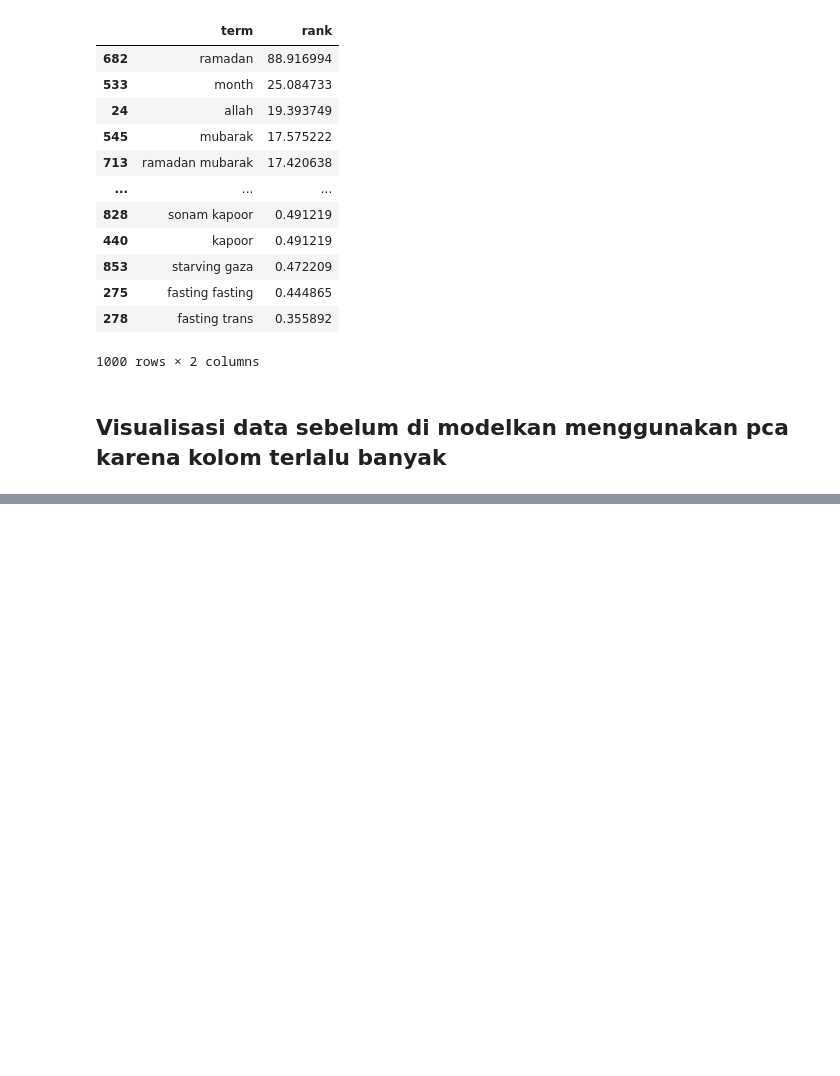
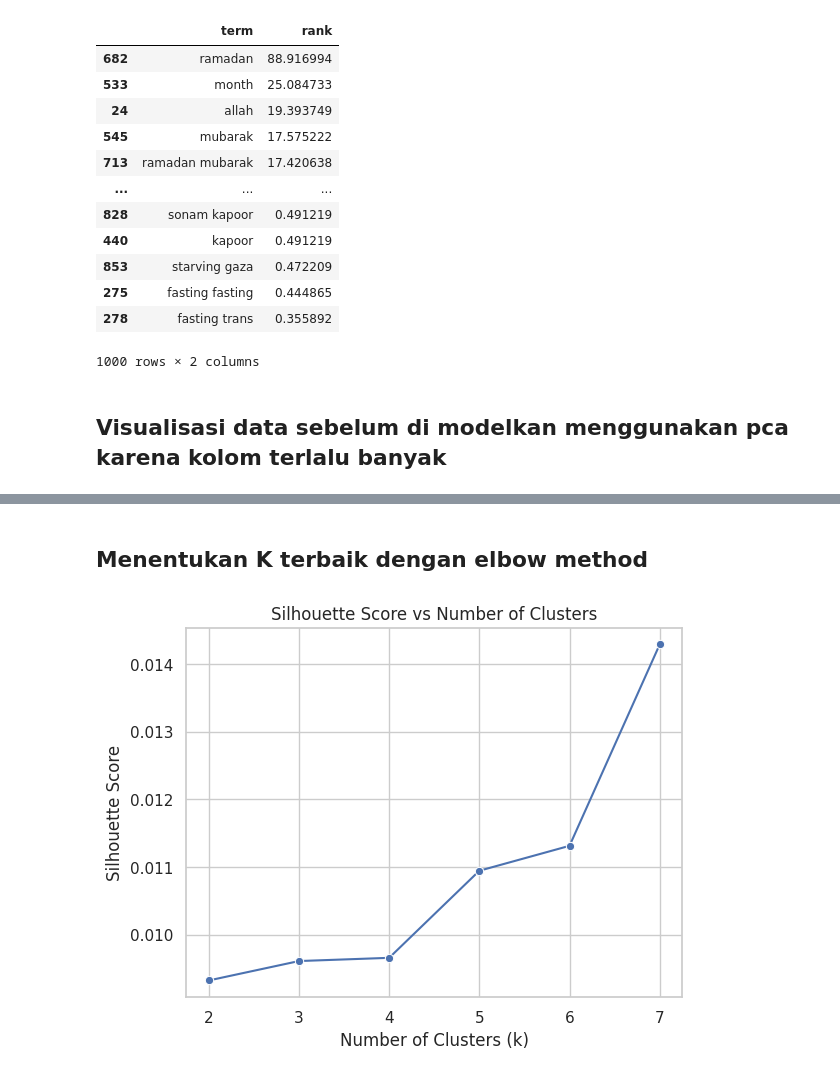
Before and after one commit to notnsas/cautious-eureka, a Jupyter notebook: TF_IDF_KMEAN.ipynb, the cells around one changed output, grey strips where cells are left out. Saved outputs shown, nothing was run; the diff lists cells and outputs as text; code cells hidden in the pictures; blank space fills up the shorter version.

```diff
--- a/TF_IDF_KMEAN.ipynb
+++ b/TF_IDF_KMEAN.ipynb
@@ -217,3 +184,0 @@ import graphviz
-# %%
-rf = RandomForestClassifier()
-rf.fit(X_train, y_train)
@@ -235,0 +190,30 @@ dtype: float64
+# %%
+K = range(2, 8)
+fits = []
+score = []
+
+
+for k in K:
+    # train the model for current value of k on training data
+    model = KMeans(n_clusters = k, random_state = 0, n_init='auto').fit(X_train)
+
+    # append the model to fits
+    fits.append(model)
+
+    # Append the silhouette score to scores
+    score.append(silhouette_score(X_train, model.labels_, metric='euclidean'))
+# %% [markdown]
+## **Menentukan K terbaik dengan elbow method**
+# %%
+import seaborn as sns
+import matplotlib.pyplot as plt
+
+# Assuming K and score are already defined
+sns.set(style='whitegrid')
+sns.lineplot(x=K, y=score, marker='o')
+plt.xlabel('Number of Clusters (k)')
+plt.ylabel('Silhouette Score')
+plt.title('Silhouette Score vs Number of Clusters')
+plt.show()
+# %% [output]
+[figure, added]
```
Also changed, not shown: parts of 15 cells of this notebook.
